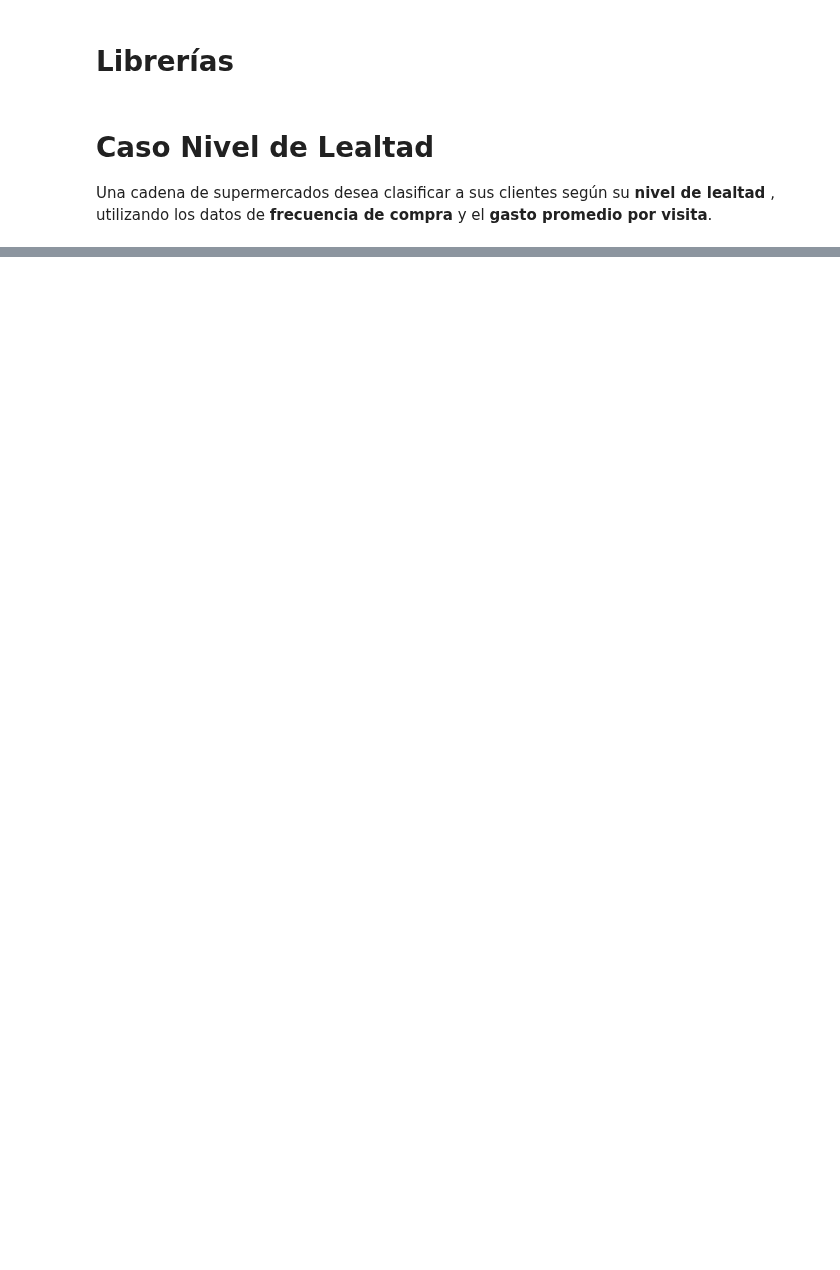
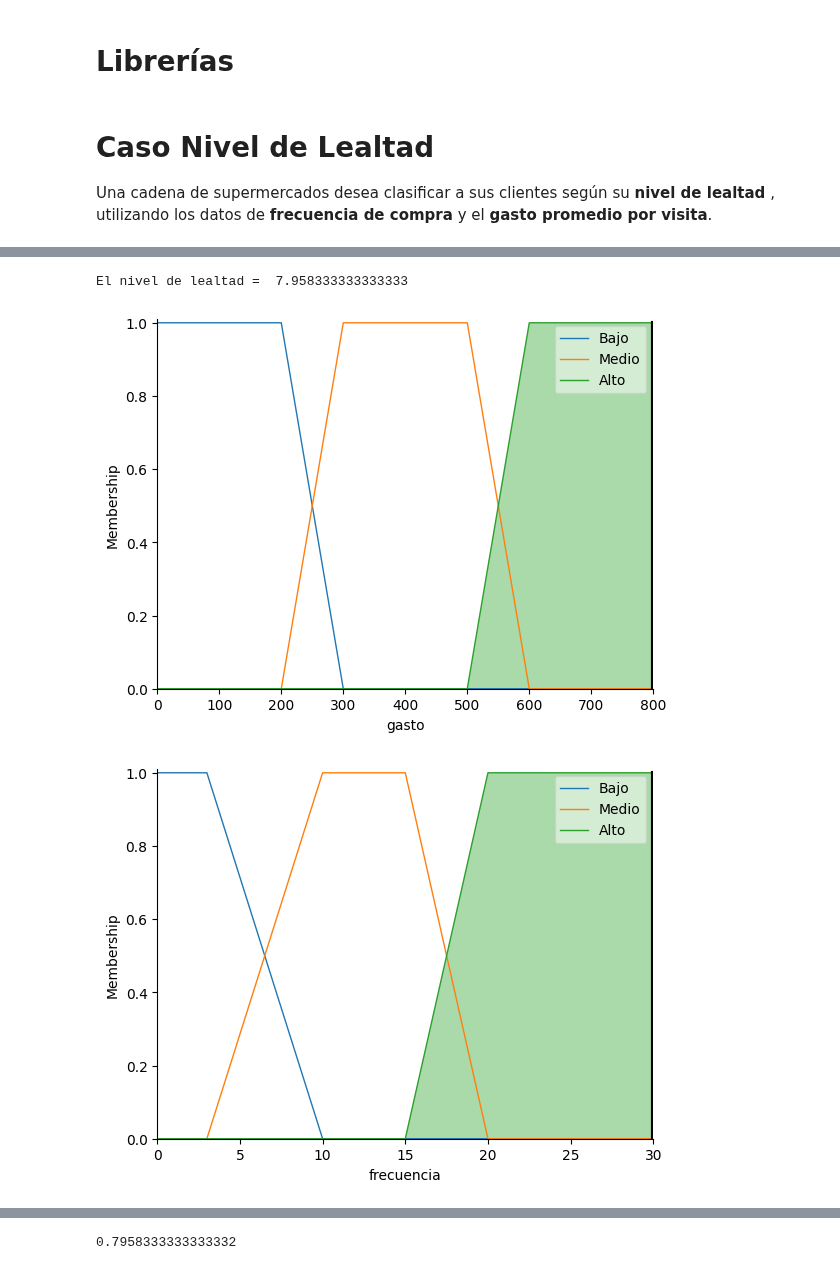
Before and after one commit to DeisyData/BIT_IA_Bootcamp, a Jupyter notebook: S9_C4_FuzzyLogic.ipynb, the cells around one changed output, grey strips where cells are left out. Saved outputs shown, nothing was run; the diff lists cells and outputs as text; code cells hidden in the pictures; blank space fills up the shorter version.

```diff
--- a/S9_C4_FuzzyLogic.ipynb
+++ b/S9_C4_FuzzyLogic.ipynb
@@ -43,0 +89,3 @@ frecuencia.view()
+# %%
+sys = ctrl.ControlSystem([R1,R2,R3,R4,R5,R6,R7,R8,R9])
+sim = ctrl.ControlSystemSimulation(sys)
@@ -43,0 +98,14 @@ frecuencia.view()
+# %%
+sim.input['gasto'] = 800
+sim.input['frecuencia'] = 30
+sim.compute()
+print("El nivel de lealtad = ", sim.output['lealtad'])
+# %% [output]
+El nivel de lealtad =  7.958333333333333
+# %%
+gasto.view(sim=sim)
+frecuencia.view(sim=sim)
+lealtad.view(sim=sim)
+# %% [output]
+[figure, added]
+[figure, added]
@@ -43,0 +113,7 @@ frecuencia.view()
+# %%
+num = (1/6)*(7**3 - 5**3) -(5/4)*(7**2- 5**2) +(1/2)*(10**2- 7**2)
+den = (7/4)*(7**2-5**2)-(5/2)*2+3
+centroide = num/den
+centroide
+# %% [output]
+0.7958333333333332
```
Also changed, not shown: parts of 12 cells of this notebook.
